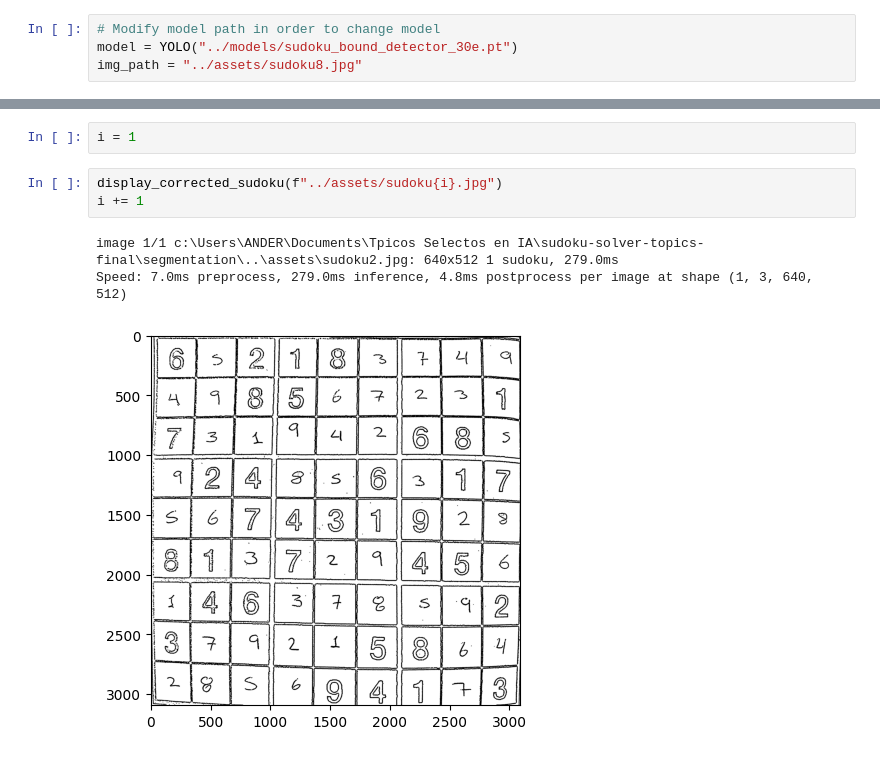
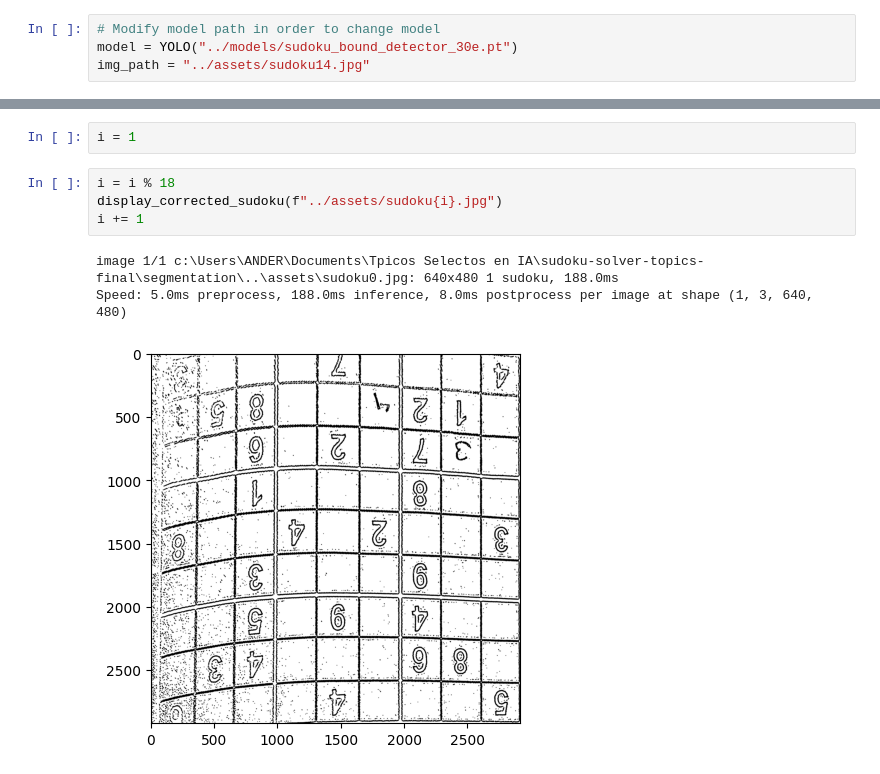
Before and after one commit to Amy312/sudoku-solver-topics-final, a Jupyter notebook: segmentation/sudoku_bounds_functions.ipynb, the cells around one changed output, grey strips where cells are left out. Drawn from its saved outputs; the diff is of its cells as text.

```diff
--- a/segmentation/sudoku_bounds_functions.ipynb
+++ b/segmentation/sudoku_bounds_functions.ipynb
@@ -13,7 +13,7 @@ Setup complete  (8 CPUs, 5.9 GB RAM, 457.9/476.1 GB disk)
 # %%
 # Modify model path in order to change model
 model = YOLO("../models/sudoku_bound_detector_30e.pt")
-img_path = "../assets/sudoku8.jpg"
+img_path = "../assets/sudoku14.jpg"
 # %%
 # Function to read images
 def read_img(path):
@@ -169,9 +169,10 @@ Speed: 6.0ms preprocess, 280.2ms inference, 7.0ms postprocess per image at shape
 # %%
 i = 1
 # %%
+i = i % 18
 display_corrected_sudoku(f"../assets/sudoku{i}.jpg")
 i += 1
 # %% [output]
-image 1/1 c:\Users\ANDER\Documents\Tpicos Selectos en IA\sudoku-solver-topics-final\segmentation\..\assets\sudoku2.jpg: 640x512 1 sudoku, 279.0ms
-Speed: 7.0ms preprocess, 279.0ms inference, 4.8ms postprocess per image at shape (1, 3, 640, 512)
+image 1/1 c:\Users\ANDER\Documents\Tpicos Selectos en IA\sudoku-solver-topics-final\segmentation\..\assets\sudoku0.jpg: 640x480 1 sudoku, 188.0ms
+Speed: 5.0ms preprocess, 188.0ms inference, 8.0ms postprocess per image at shape (1, 3, 640, 480)
-[figure, old version]
+[figure, new version]
```
Also changed, not shown: parts of 5 cells of this notebook, 19 other files.
